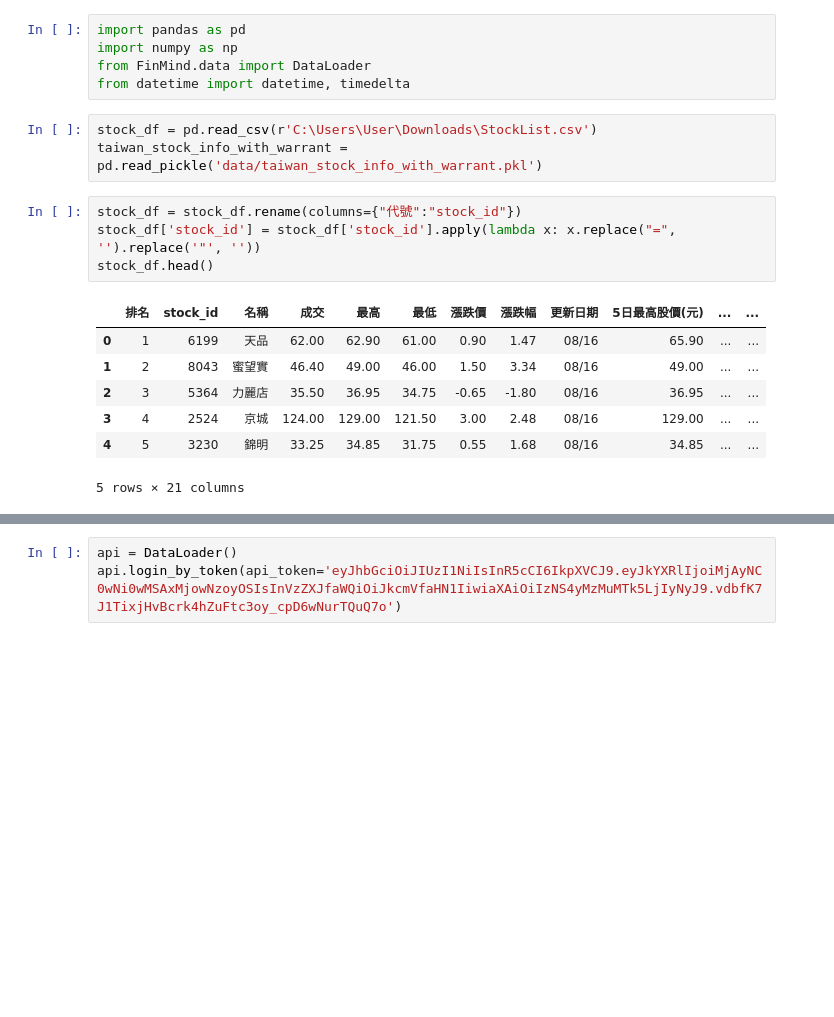
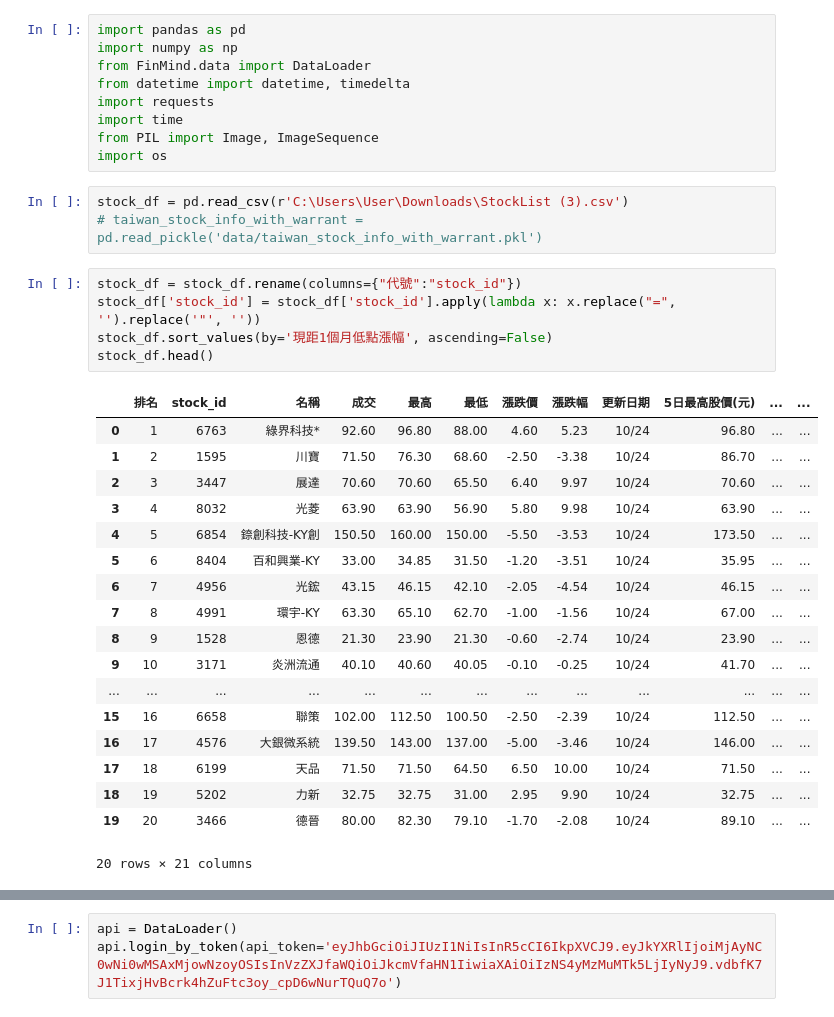
Before and after one commit to dreyhsu/TWSectorScreener, a Jupyter notebook: single_stock_analysis.ipynb, the cells around one changed output, grey strips where cells are left out. Cells and saved outputs as stored; diff of their text form; blank space fills up the shorter version.

```diff
--- a/個股分析.ipynb
+++ b/single_stock_analysis.ipynb
@@ -3,18 +3,34 @@ import pandas as pd
 import numpy as np
 from FinMind.data import DataLoader
 from datetime import datetime, timedelta
+import requests
+import time
+from PIL import Image, ImageSequence
+import os
 # %%
-stock_df = pd.read_csv(r'C:\Users\User\Downloads\StockList.csv')
-taiwan_stock_info_with_warrant = pd.read_pickle('data/taiwan_stock_info_with_warrant.pkl')
+stock_df = pd.read_csv(r'C:\Users\User\Downloads\StockList (3).csv')
+# taiwan_stock_info_with_warrant = pd.read_pickle('data/taiwan_stock_info_with_warrant.pkl')
 # %%
 stock_df = stock_df.rename(columns={"代號":"stock_id"})
 stock_df['stock_id'] = stock_df['stock_id'].apply(lambda x: x.replace("=", '').replace('"', ''))
+stock_df.sort_values(by='現距1個月低點漲幅', ascending=False)
 stock_df.head()
 # %% [output]
 |  | 排名 | stock_id | 名稱 | 成交 | 最高 | 最低 | 漲跌價 | 漲跌幅 | 更新日期 | 5日最高股價(元) | ... | ... |
-| 0 | 1 | 6199 | 天品 | 62.00 | 62.90 | 61.00 | 0.90 | 1.47 | 08/16 | 65.90 | ... | ... |
-| 1 | 2 | 8043 | 蜜望實 | 46.40 | 49.00 | 46.00 | 1.50 | 3.34 | 08/16 | 49.00 | ... | ... |
-| 2 | 3 | 5364 | 力麗店 | 35.50 | 36.95 | 34.75 | -0.65 | -1.80 | 08/16 | 36.95 | ... | ... |
-| 3 | 4 | 2524 | 京城 | 124.00 | 129.00 | 121.50 | 3.00 | 2.48 | 08/16 | 129.00 | ... | ... |
-| 4 | 5 | 3230 | 錦明 | 33.25 | 34.85 | 31.75 | 0.55 | 1.68 | 08/16 | 34.85 | ... | ... |
+| 0 | 1 | 6763 | 綠界科技* | 92.60 | 96.80 | 88.00 | 4.60 | 5.23 | 10/24 | 96.80 | ... | ... |
+| 1 | 2 | 1595 | 川寶 | 71.50 | 76.30 | 68.60 | -2.50 | -3.38 | 10/24 | 86.70 | ... | ... |
+| 2 | 3 | 3447 | 展達 | 70.60 | 70.60 | 65.50 | 6.40 | 9.97 | 10/24 | 70.60 | ... | ... |
+| 3 | 4 | 8032 | 光菱 | 63.90 | 63.90 | 56.90 | 5.80 | 9.98 | 10/24 | 63.90 | ... | ... |
+| 4 | 5 | 6854 | 錼創科技-KY創 | 150.50 | 160.00 | 150.00 | -5.50 | -3.53 | 10/24 | 173.50 | ... | ... |
+| 5 | 6 | 8404 | 百和興業-KY | 33.00 | 34.85 | 31.50 | -1.20 | -3.51 | 10/24 | 35.95 | ... | ... |
+| 6 | 7 | 4956 | 光鋐 | 43.15 | 46.15 | 42.10 | -2.05 | -4.54 | 10/24 | 46.15 | ... | ... |
+| 7 | 8 | 4991 | 環宇-KY | 63.30 | 65.10 | 62.70 | -1.00 | -1.56 | 10/24 | 67.00 | ... | ... |
+| 8 | 9 | 1528 | 恩德 | 21.30 | 23.90 | 21.30 | -0.60 | -2.74 | 10/24 | 23.90 | ... | ... |
+| 9 | 10 | 3171 | 炎洲流通 | 40.10 | 40.60 | 40.05 | -0.10 | -0.25 | 10/24 | 41.70 | ... | ... |
+| ... | ... | ... | ... | ... | ... | ... | ... | ... | ... | ... | ... | ... |
+| 15 | 16 | 6658 | 聯策 | 102.00 | 112.50 | 100.50 | -2.50 | -2.39 | 10/24 | 112.50 | ... | ... |
+| 16 | 17 | 4576 | 大銀微系統 | 139.50 | 143.00 | 137.00 | -5.00 | -3.46 | 10/24 | 146.00 | ... | ... |
+| 17 | 18 | 6199 | 天品 | 71.50 | 71.50 | 64.50 | 6.50 | 10.00 | 10/24 | 71.50 | ... | ... |
+| 18 | 19 | 5202 | 力新 | 32.75 | 32.75 | 31.00 | 2.95 | 9.90 | 10/24 | 32.75 | ... | ... |
+| 19 | 20 | 3466 | 德晉 | 80.00 | 82.30 | 79.10 | -1.70 | -2.08 | 10/24 | 89.10 | ... | ... |
-5 rows × 21 columns
+20 rows × 21 columns
```
Also changed, not shown: parts of 9 cells of this notebook, 3 other files.
